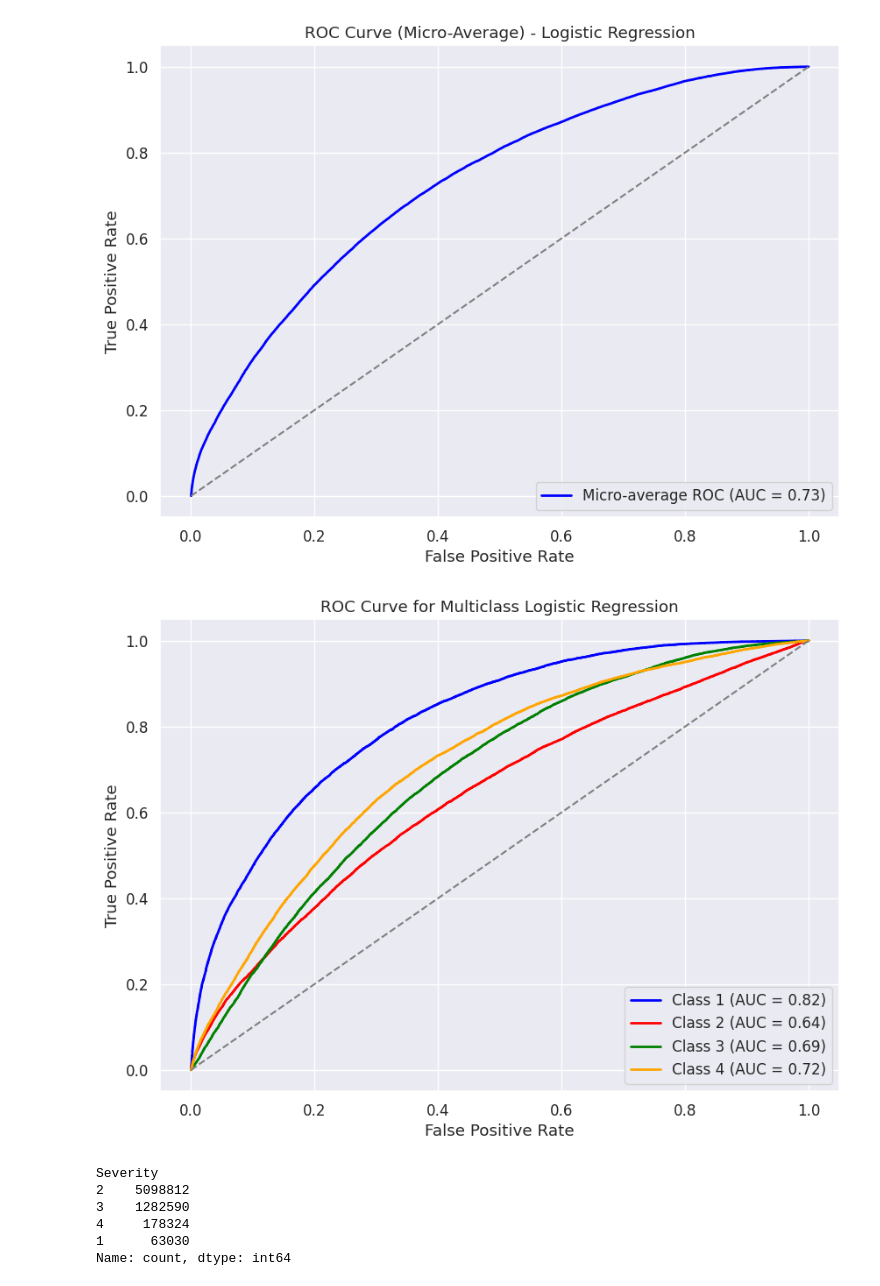
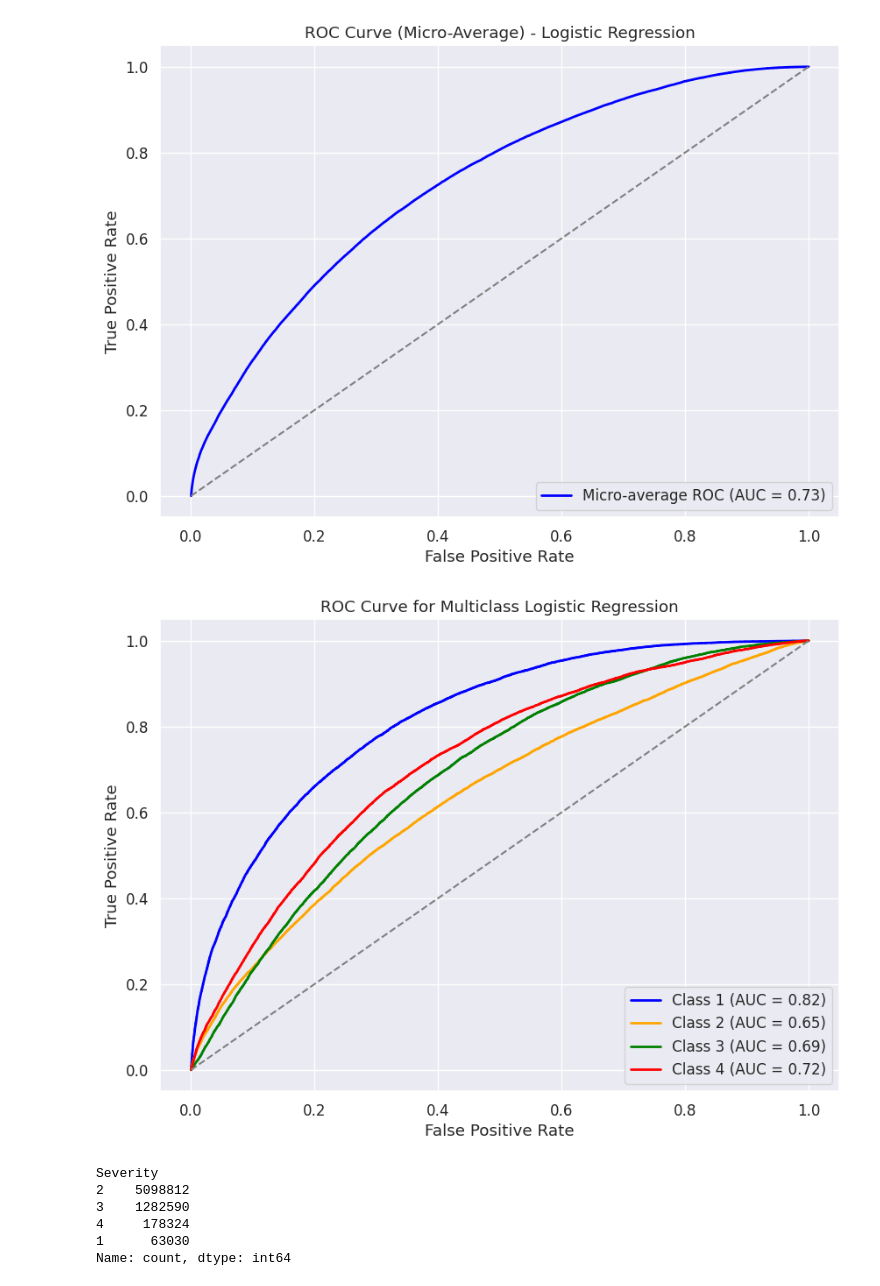
Before and after one commit to burakbasher/team12-Accident-Probability, a Jupyter notebook: data-preprocess/severity-prediction.ipynb, the cells around one changed output. Drawn from its saved outputs; the diff is of its cells as text; code cells hidden in the pictures.

```diff
--- a/data-preprocess/severity-prediction.ipynb
+++ b/data-preprocess/severity-prediction.ipynb
@@ -1137,5 +1139,6 @@ Validation score: 0.4542017028928024
 # %%
 # Predictions
+best_log_reg = grid.best_estimator_
 y_pred = best_log_reg.predict(X_test)
 # %%
 # Confusion Matrix
@@ -1172,29 +1175,30 @@ plt.show()
 # %%
 # ROC and PR Curve for Multiclass
 Y_test_binarized = label_binarize(y_test, classes=[1, 2, 3, 4])
 y_score = best_log_reg.predict_proba(X_test)
+colors = ['blue', 'orange', 'green', 'red']
 
 fpr = {}
 tpr = {}
 roc_auc = {}
 
 for i in range(Y_test_binarized.shape[1]):
     fpr[i], tpr[i], _ = roc_curve(Y_test_binarized[:, i], y_score[:, i])
     roc_auc[i] = auc(fpr[i], tpr[i])
 
 # Plot all ROC curves
 plt.figure(figsize=(10, 7))
 for i, color in enumerate(colors):
     plt.plot(fpr[i], tpr[i], color=color, lw=2, label=f'Class {i+1} (AUC = {roc_auc[i]:.2f})')
 
 plt.plot([0, 1], [0, 1], linestyle='--', color='gray')
 plt.xlabel("False Positive Rate")
 plt.ylabel("True Positive Rate")
 plt.title("ROC Curve for Multiclass Logistic Regression")
 plt.legend(loc="lower right")
 plt.show()
 # %% [output]
-[figure, old version]
+[figure, new version]
 # %%
 print(severity_counts)
 # %% [output]
```
Also changed, not shown: parts of 7 cells of this notebook.
